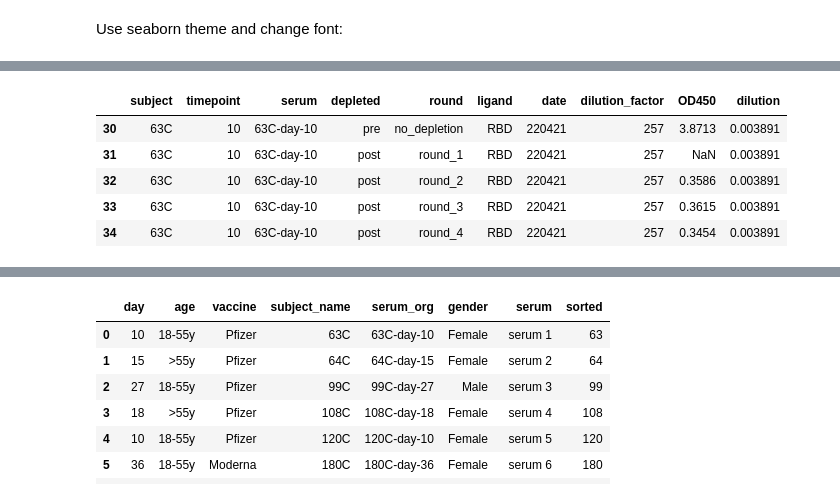
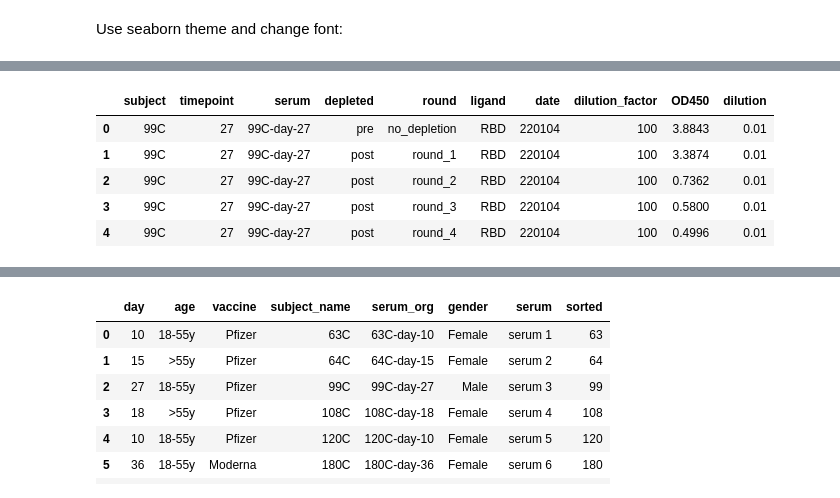
Before and after one commit to jbloomlab/Ace2_expression_neuts, a Jupyter notebook: rbd_depletions.ipynb, the cells around one changed output, grey strips where cells are left out. Saved outputs shown, nothing was run; the diff lists cells and outputs as text; code cells hidden in the pictures.

```diff
--- a/rbd_depletions.ipynb
+++ b/rbd_depletions.ipynb
@@ -53,3 +53,7 @@ I first manipulated the data in R and made a new CSV file that we can read in no
 * Replace serum names with `display_names`
 * Change `dilution` to `dilution factor`
 * Take 1/dilution factor to get the dilution (i.e., a 1:100 dilution is `dilution_factor==100` and `dilution==0.01`
+# %%
+elisa_pv_df_1 = pd.read_csv(config['elisa_pseudovirus_dil1'])
+
+elisa_pv_df_1
@@ -56,30 +78,24 @@ I first manipulated the data in R and made a new CSV file that we can read in no
 # %%
-titration_df = pd.DataFrame() # create empty data frame
-
-for f in config['elisa_input_files']:
-    df = pd.read_csv(f)
-    titration_df = titration_df.append(df)
-
-titration_df = (pd.melt(titration_df,
+elisa_pv_df_1 = (pd.melt(elisa_pv_df_1,
                         id_vars=['subject', 'timepoint', 'serum', 'depleted', 'round', 'ligand', 'date'],
                         var_name='dilution_factor',
                         value_name='OD450'
                        )
                 .assign(dilution_factor=lambda x: x['dilution_factor'].astype(int))
                )
 
-titration_df = (titration_df
-                .assign(depleted= pd.Categorical(titration_df['depleted'], categories=['pre', 'post'], ordered=True),
+elisa_pv_df_1 = (elisa_pv_df_1
+                .assign(depleted= pd.Categorical(elisa_pv_df_1['depleted'], categories=['pre', 'post'], ordered=True),
                         dilution=lambda x: 1/x['dilution_factor'],
                )
                 .sort_values('serum', key=lambda x: np.argsort(natsort.index_natsorted(x)))
        )
 
-display(titration_df.head())  # display first few lines
+display(elisa_pv_df_1.head())  # display first few lines
 # %% [output]
 |  | subject | timepoint | serum | depleted | round | ligand | date | dilution_factor | OD450 | dilution |
-| 30 | 63C | 10 | 63C-day-10 | pre | no_depletion | RBD | 220421 | 257 | 3.8713 | 0.003891 |
-| 31 | 63C | 10 | 63C-day-10 | post | round_1 | RBD | 220421 | 257 | NaN | 0.003891 |
-| 32 | 63C | 10 | 63C-day-10 | post | round_2 | RBD | 220421 | 257 | 0.3586 | 0.003891 |
-| 33 | 63C | 10 | 63C-day-10 | post | round_3 | RBD | 220421 | 257 | 0.3615 | 0.003891 |
-| 34 | 63C | 10 | 63C-day-10 | post | round_4 | RBD | 220421 | 257 | 0.3454 | 0.003891 |
+| 0 | 99C | 27 | 99C-day-27 | pre | no_depletion | RBD | 220104 | 100 | 3.8843 | 0.01 |
+| 1 | 99C | 27 | 99C-day-27 | post | round_1 | RBD | 220104 | 100 | 3.3874 | 0.01 |
+| 2 | 99C | 27 | 99C-day-27 | post | round_2 | RBD | 220104 | 100 | 0.7362 | 0.01 |
+| 3 | 99C | 27 | 99C-day-27 | post | round_3 | RBD | 220104 | 100 | 0.5800 | 0.01 |
+| 4 | 99C | 27 | 99C-day-27 | post | round_4 | RBD | 220104 | 100 | 0.4996 | 0.01 |
```
Also changed, not shown: parts of 12 cells of this notebook, 9 other files.
